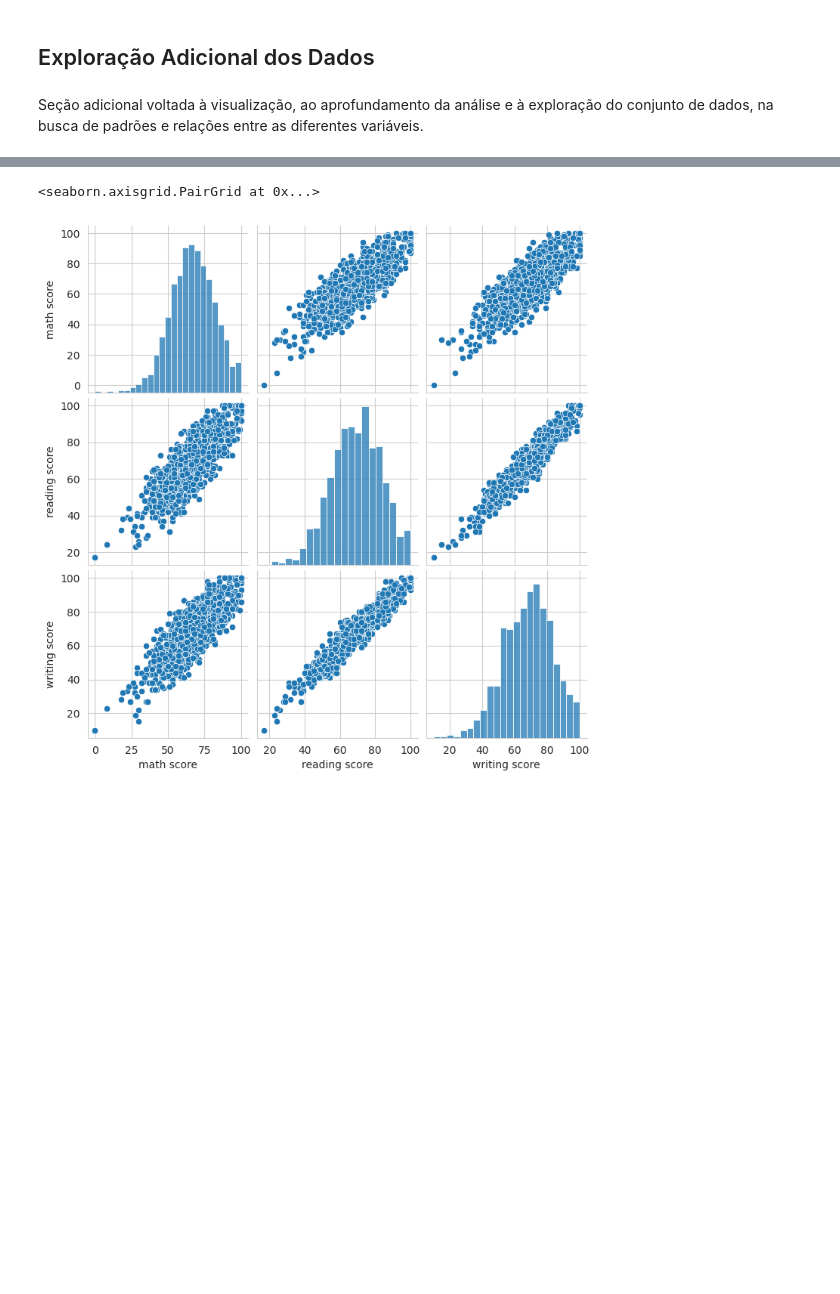
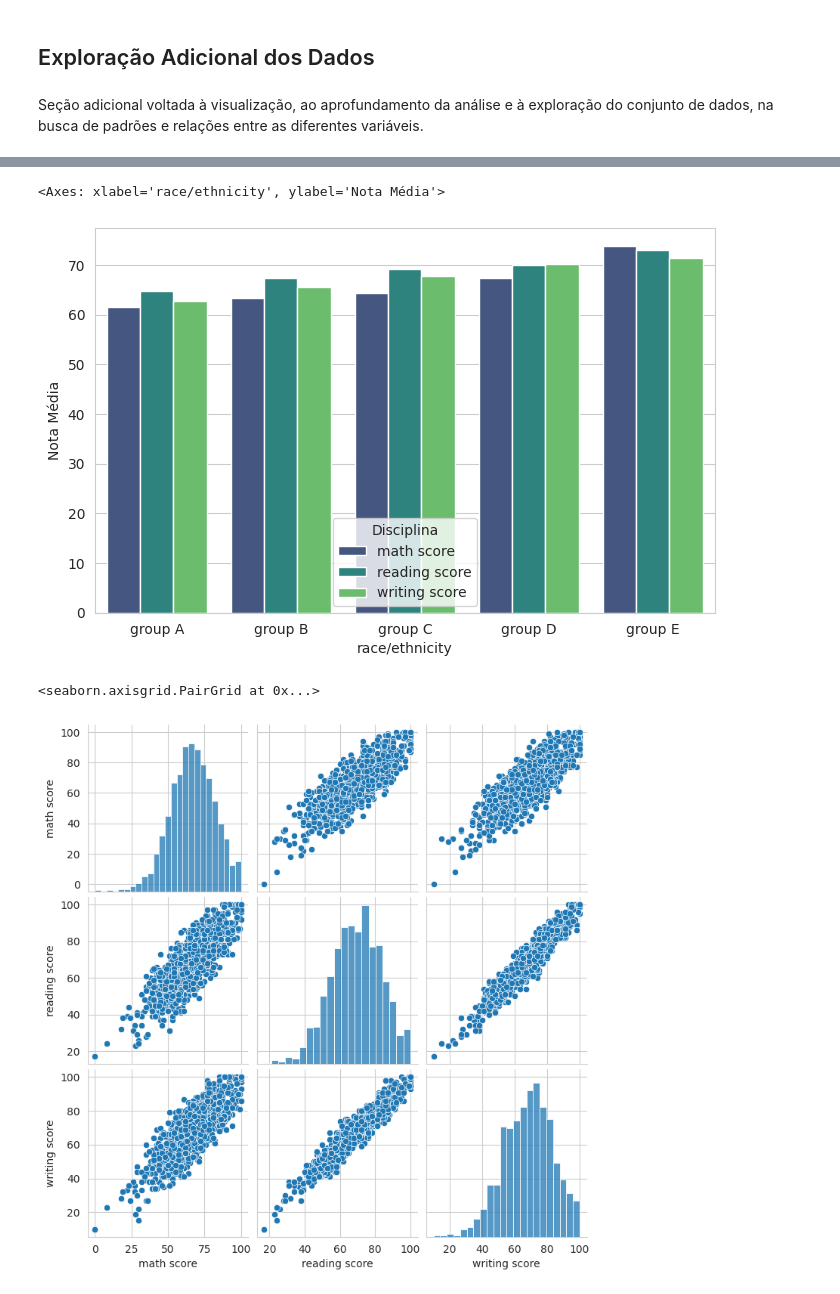
Before and after one commit to Vieiraligia/Data-Science-and-Analytics, a Jupyter notebook: MVP Analise de Dados e Boas Praticas/MVP_AnalisedeDadoseBoasPraticas.ipynb, the cells around one changed output, grey strips where cells are left out. Saved outputs shown, nothing was run; the diff lists cells and outputs as text; code cells hidden in the pictures; blank space fills up the shorter version.

```diff
--- a/MVP Analise de Dados e Boas Praticas/MVP_AnalisedeDadoseBoasPraticas.ipynb
+++ b/MVP Analise de Dados e Boas Praticas/MVP_AnalisedeDadoseBoasPraticas.ipynb
@@ -346,3 +364,30 @@ Seção adicional voltada à visualização, ao aprofundamento da análise e à
+# %%
+# de fato a raça/etnia interfere na média das notas?
+
+media_raca = df.groupby('race/ethnicity')[[
+    'math score',
+    'reading score',
+    'writing score'
+]].mean().reset_index()
+
+media_raca_melt = media_raca.melt(
+    id_vars='race/ethnicity',
+    var_name='Disciplina',
+    value_name='Nota Média'
+)
+
+plt.figure(figsize=(8,5))
+
+sns.barplot(
+    data=media_raca_melt,
+    x='race/ethnicity',
+    y='Nota Média',
+    hue='Disciplina',
+    palette='viridis'
+)
+# %% [output]
+<Axes: xlabel='race/ethnicity', ylabel='Nota Média'>
+[figure, added]
 # %%
 sns.pairplot(df[[
     "math score",
```
Also changed, not shown: parts of 4 cells of this notebook.
